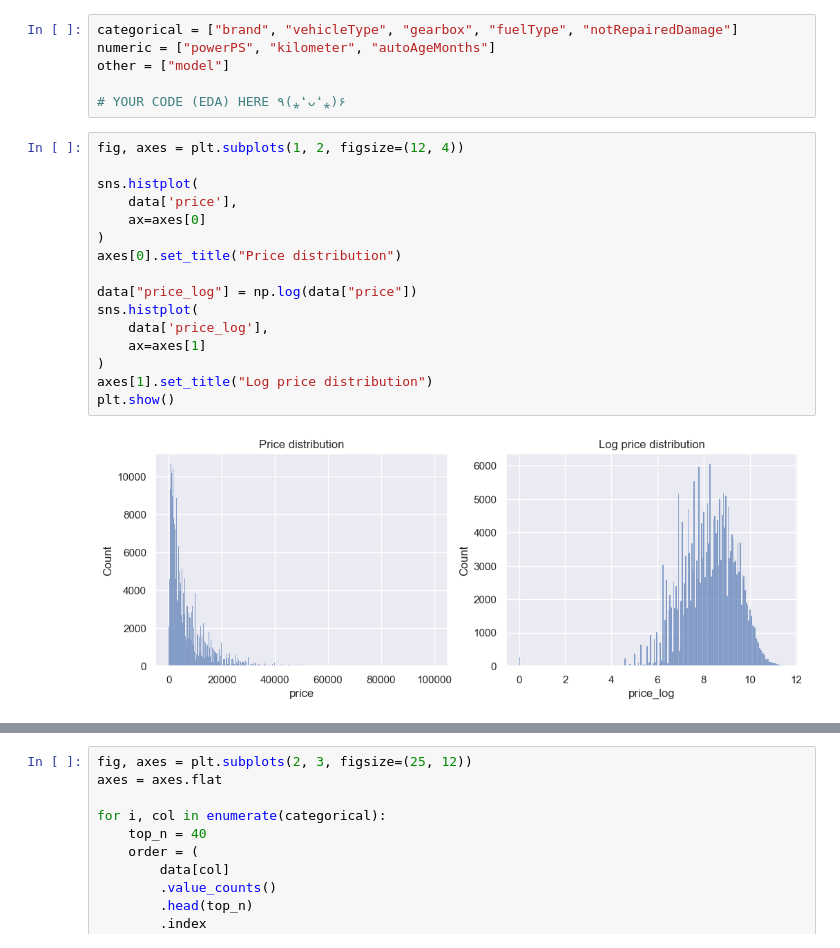
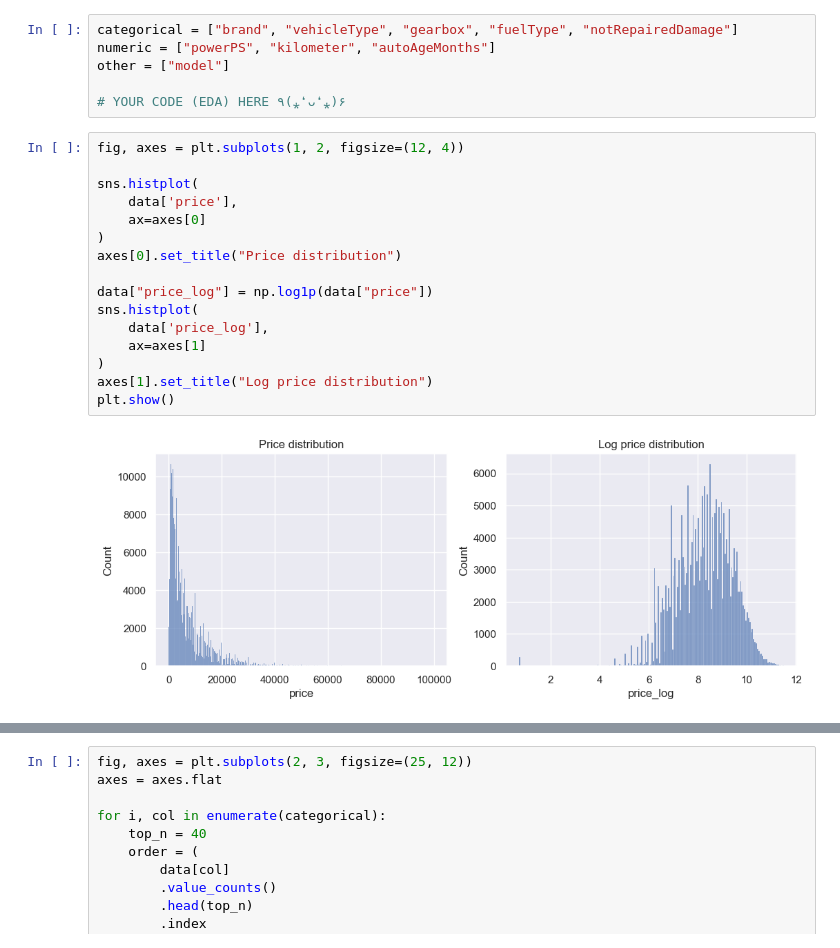
Before and after one commit to Shel2123/ML1_hw, a Jupyter notebook: hw2/Homework Practice 02 GD Соседов.ipynb, the cells around one changed output, grey strips where cells are left out. Cells and saved outputs as stored; diff of their text form.

```diff
--- a/hw2/Homework Practice 02 GD Соседов.ipynb
+++ b/hw2/Homework Practice 02 GD Соседов.ipynb
@@ -587,18 +592,18 @@ other = ["model"]
 # %%
 fig, axes = plt.subplots(1, 2, figsize=(12, 4))
 
 sns.histplot(
     data['price'],
     ax=axes[0]
 )
 axes[0].set_title("Price distribution")
 
-data["price_log"] = np.log(data["price"])
+data["price_log"] = np.log1p(data["price"])
 sns.histplot(
     data['price_log'],
     ax=axes[1]
 )
 axes[1].set_title("Log price distribution")
 plt.show()
 # %% [output]
-[figure, old version]
+[figure, new version]
```
Also changed, not shown: parts of 26 cells of this notebook, 2 other files.
